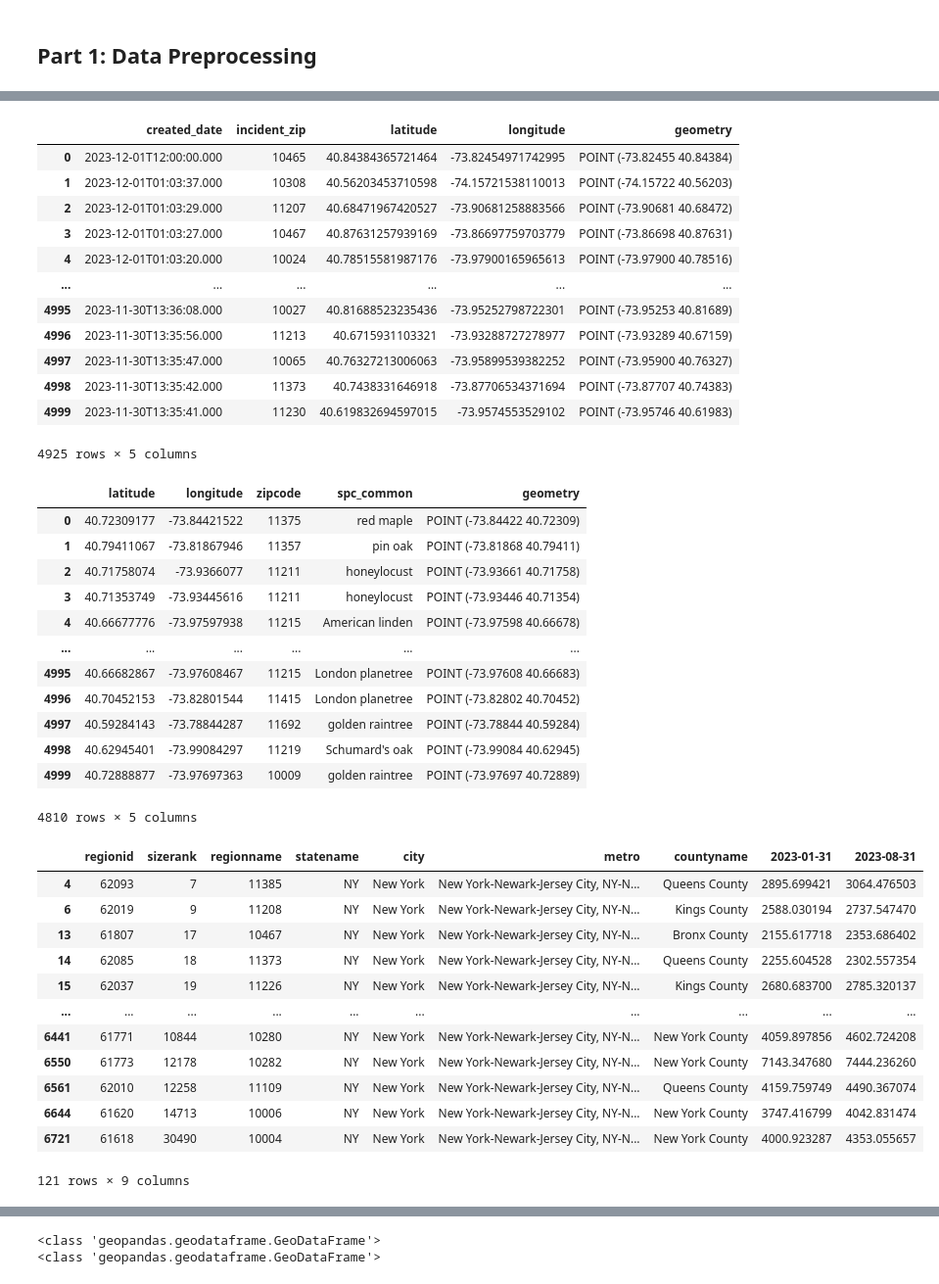
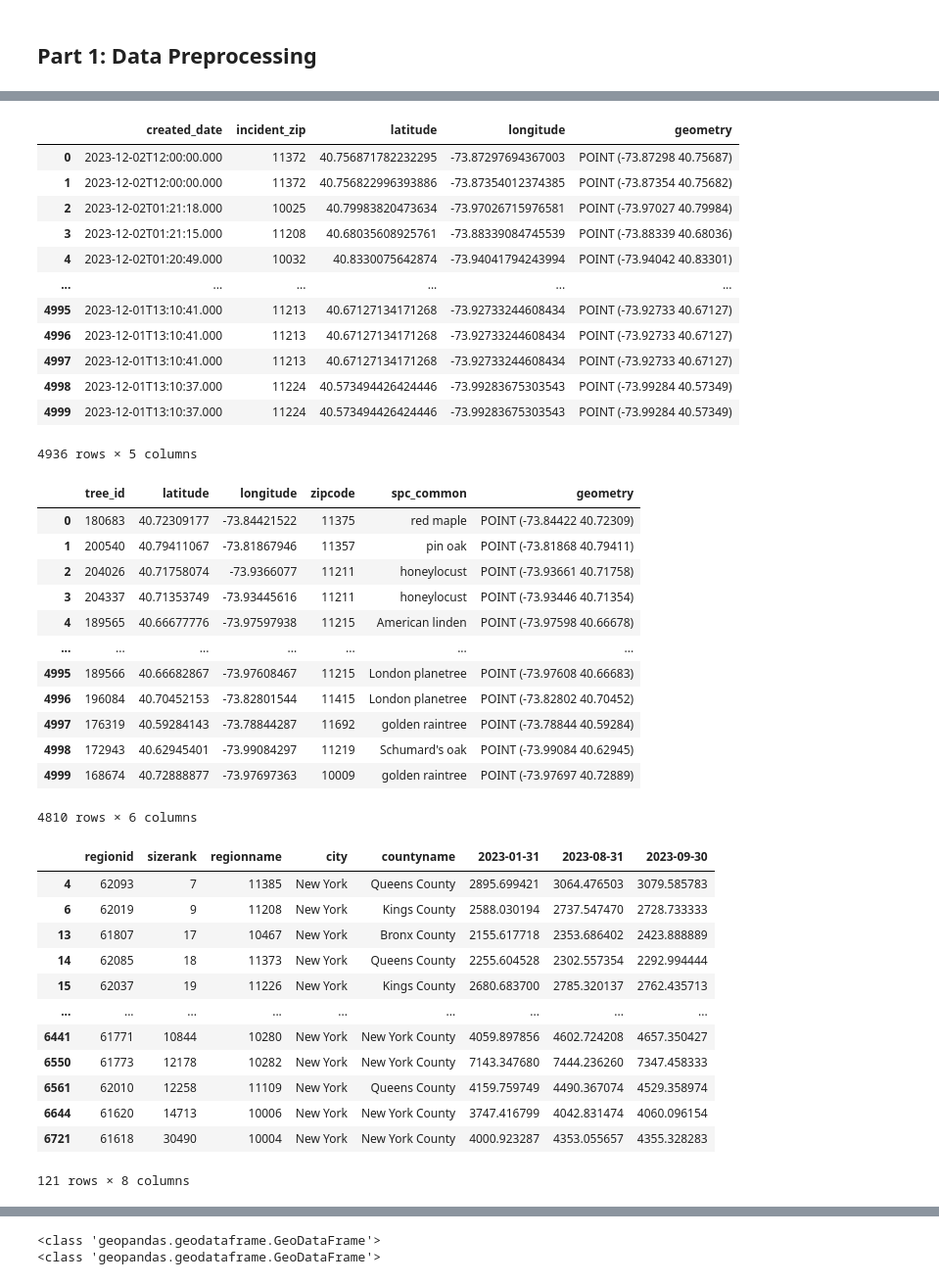
Before and after one commit to Fate4ever/Final4501, a Jupyter notebook: Final project 4501.ipynb, the cells around one changed output, grey strips where cells are left out. Shown: that part at 98% size. Saved outputs shown, nothing was run; the diff lists cells and outputs as text; code cells hidden in the pictures.

```diff
--- a/Final project 4501.ipynb
+++ b/Final project 4501.ipynb
@@ -176,21 +147,21 @@ def download_and_clean_311_data():
     sampled_df = df.sample(n=10)  # Replace 100 with the number of samples you need
     print(sampled_df)
 # %%
-download_and_clean_311_data()
+#download_and_clean_311_data()
 # %% [output]
 |  | created_date | incident_zip | latitude | longitude | geometry |
-| 0 | 2023-12-01T12:00:00.000 | 10465 | 40.84384365721464 | -73.82454971742995 | POINT (-73.82455 40.84384) |
-| 1 | 2023-12-01T01:03:37.000 | 10308 | 40.56203453710598 | -74.15721538110013 | POINT (-74.15722 40.56203) |
-| 2 | 2023-12-01T01:03:29.000 | 11207 | 40.68471967420527 | -73.90681258883566 | POINT (-73.90681 40.68472) |
-| 3 | 2023-12-01T01:03:27.000 | 10467 | 40.87631257939169 | -73.86697759703779 | POINT (-73.86698 40.87631) |
-| 4 | 2023-12-01T01:03:20.000 | 10024 | 40.78515581987176 | -73.97900165965613 | POINT (-73.97900 40.78516) |
+| 0 | 2023-12-02T12:00:00.000 | 11372 | 40.756871782232295 | -73.87297694367003 | POINT (-73.87298 40.75687) |
+| 1 | 2023-12-02T12:00:00.000 | 11372 | 40.756822996393886 | -73.87354012374385 | POINT (-73.87354 40.75682) |
+| 2 | 2023-12-02T01:21:18.000 | 10025 | 40.79983820473634 | -73.97026715976581 | POINT (-73.97027 40.79984) |
+| 3 | 2023-12-02T01:21:15.000 | 11208 | 40.68035608925761 | -73.88339084745539 | POINT (-73.88339 40.68036) |
+| 4 | 2023-12-02T01:20:49.000 | 10032 | 40.8330075642874 | -73.94041794243994 | POINT (-73.94042 40.83301) |
 | ... | ... | ... | ... | ... | ... |
-| 4995 | 2023-11-30T13:36:08.000 | 10027 | 40.81688523235436 | -73.95252798722301 | POINT (-73.95253 40.81689) |
-| 4996 | 2023-11-30T13:35:56.000 | 11213 | 40.6715931103321 | -73.93288727278977 | POINT (-73.93289 40.67159) |
-| 4997 | 2023-11-30T13:35:47.000 | 10065 | 40.76327213006063 | -73.95899539382252 | POINT (-73.95900 40.76327) |
-| 4998 | 2023-11-30T13:35:42.000 | 11373 | 40.7438331646918 | -73.87706534371694 | POINT (-73.87707 40.74383) |
-| 4999 | 2023-11-30T13:35:41.000 | 11230 | 40.619832694597015 | -73.9574553529102 | POINT (-73.95746 40.61983) |
+| 4995 | 2023-12-01T13:10:41.000 | 11213 | 40.67127134171268 | -73.92733244608434 | POINT (-73.92733 40.67127) |
+| 4996 | 2023-12-01T13:10:41.000 | 11213 | 40.67127134171268 | -73.92733244608434 | POINT (-73.92733 40.67127) |
+| 4997 | 2023-12-01T13:10:41.000 | 11213 | 40.67127134171268 | -73.92733244608434 | POINT (-73.92733 40.67127) |
+| 4998 | 2023-12-01T13:10:37.000 | 11224 | 40.573494426424446 | -73.99283675303543 | POINT (-73.99284 40.57349) |
+| 4999 | 2023-12-01T13:10:37.000 | 11224 | 40.573494426424446 | -73.99283675303543 | POINT (-73.99284 40.57349) |
-4925 rows × 5 columns
+4936 rows × 5 columns
 # %%
 def download_and_clean_tree_data():
     app_token = 'UydgE9GUfZyuG9IpbKml1aKct'
@@ -211,21 +182,21 @@ def download_and_clean_tree_data():
     sample_tree = gdf.sample(n=10)
     print(sample_tree)
 # %%
-download_and_clean_tree_data()
+#download_and_clean_tree_data()
 # %% [output]
-|  | latitude | longitude | zipcode | spc_common | geometry |
-| 0 | 40.72309177 | -73.84421522 | 11375 | red maple | POINT (-73.84422 40.72309) |
-| 1 | 40.79411067 | -73.81867946 | 11357 | pin oak | POINT (-73.81868 40.79411) |
-| 2 | 40.71758074 | -73.9366077 | 11211 | honeylocust | POINT (-73.93661 40.71758) |
-| 3 | 40.71353749 | -73.93445616 | 11211 | honeylocust | POINT (-73.93446 40.71354) |
-| 4 | 40.66677776 | -73.97597938 | 11215 | American linden | POINT (-73.97598 40.66678) |
-| ... | ... | ... | ... | ... | ... |
-| 4995 | 40.66682867 | -73.97608467 | 11215 | London planetree | POINT (-73.97608 40.66683) |
-| 4996 | 40.70452153 | -73.82801544 | 11415 | London planetree | POINT (-73.82802 40.70452) |
-| 4997 | 40.59284143 | -73.78844287 | 11692 | golden raintree | POINT (-73.78844 40.59284) |
-| 4998 | 40.62945401 | -73.99084297 | 11219 | Schumard's oak | POINT (-73.99084 40.62945) |
-| 4999 | 40.72888877 | -73.97697363 | 10009 | golden raintree | POINT (-73.97697 40.72889) |
+|  | tree_id | latitude | longitude | zipcode | spc_common | geometry |
+| 0 | 180683 | 40.72309177 | -73.84421522 | 11375 | red maple | POINT (-73.84422 40.72309) |
+| 1 | 200540 | 40.79411067 | -73.81867946 | 11357 | pin oak | POINT (-73.81868 40.79411) |
+| 2 | 204026 | 40.71758074 | -73.9366077 | 11211 | honeylocust | POINT (-73.93661 40.71758) |
+| 3 | 204337 | 40.71353749 | -73.93445616 | 11211 | honeylocust | POINT (-73.93446 40.71354) |
+| 4 | 189565 | 40.66677776 | -73.97597938 | 11215 | American linden | POINT (-73.97598 40.66678) |
+| ... | ... | ... | ... | ... | ... | ... |
+| 4995 | 189566 | 40.66682867 | -73.97608467 | 11215 | London planetree | POINT (-73.97608 40.66683) |
+| 4996 | 196084 | 40.70452153 | -73.82801544 | 11415 | London planetree | POINT (-73.82802 40.70452) |
+| 4997 | 176319 | 40.59284143 | -73.78844287 | 11692 | golden raintree | POINT (-73.78844 40.59284) |
+| 4998 | 172943 | 40.62945401 | -73.99084297 | 11219 | Schumard's oak | POINT (-73.99084 40.62945) |
+| 4999 | 168674 | 40.72888877 | -73.97697363 | 10009 | golden raintree | POINT (-73.97697 40.72889) |
-4810 rows × 5 columns
+4810 rows × 6 columns
 # %%
 def load_and_clean_zillow_data():
    # Load the data using pandas, as we need to handle both non-spatial and spatial data
@@ -258,19 +229,19 @@ def load_and_clean_zillow_data():
 # %%
-load_and_clean_zillow_data()
+#load_and_clean_zillow_data()
 # %% [output]
-|  | regionid | sizerank | regionname | statename | city | metro | countyname | 2023-01-31 | 2023-08-31 |
-| 4 | 62093 | 7 | 11385 | NY | New York | New York-Newark-Jersey City, NY-N... | Queens County | 2895.699421 | 3064.476503 |
-| 6 | 62019 | 9 | 11208 | NY | New York | New York-Newark-Jersey City, NY-N... | Kings County | 2588.030194 | 2737.547470 |
-| 13 | 61807 | 17 | 10467 | NY | New York | New York-Newark-Jersey City, NY-N... | Bronx County | 2155.617718 | 2353.686402 |
-| 14 | 62085 | 18 | 11373 | NY | New York | New York-Newark-Jersey City, NY-N... | Queens County | 2255.604528 | 2302.557354 |
-| 15 | 62037 | 19 | 11226 | NY | New York | New York-Newark-Jersey City, NY-N... | Kings County | 2680.683700 | 2785.320137 |
-| ... | ... | ... | ... | ... | ... | ... | ... | ... | ... |
-| 6441 | 61771 | 10844 | 10280 | NY | New York | New York-Newark-Jersey City, NY-N... | New York County | 4059.897856 | 4602.724208 |
-| 6550 | 61773 | 12178 | 10282 | NY | New York | New York-Newark-Jersey City, NY-N... | New York County | 7143.347680 | 7444.236260 |
-| 6561 | 62010 | 12258 | 11109 | NY | New York | New York-Newark-Jersey City, NY-N... | Queens County | 4159.759749 | 4490.367074 |
-| 6644 | 61620 | 14713 | 10006 | NY | New York | New York-Newark-Jersey City, NY-N... | New York County | 3747.416799 | 4042.831474 |
-| 6721 | 61618 | 30490 | 10004 | NY | New York | New York-Newark-Jersey City, NY-N... | New York County | 4000.923287 | 4353.055657 |
+|  | regionid | sizerank | regionname | city | countyname | 2023-01-31 | 2023-08-31 | 2023-09-30 |
+| 4 | 62093 | 7 | 11385 | New York | Queens County | 2895.699421 | 3064.476503 | 3079.585783 |
+| 6 | 62019 | 9 | 11208 | New York | Kings County | 2588.030194 | 2737.547470 | 2728.733333 |
+| 13 | 61807 | 17 | 10467 | New York | Bronx County | 2155.617718 | 2353.686402 | 2423.888889 |
+| 14 | 62085 | 18 | 11373 | New York | Queens County | 2255.604528 | 2302.557354 | 2292.994444 |
+| 15 | 62037 | 19 | 11226 | New York | Kings County | 2680.683700 | 2785.320137 | 2762.435713 |
+| ... | ... | ... | ... | ... | ... | ... | ... | ... |
+| 6441 | 61771 | 10844 | 10280 | New York | New York County | 4059.897856 | 4602.724208 | 4657.350427 |
+| 6550 | 61773 | 12178 | 10282 | New York | New York County | 7143.347680 | 7444.236260 | 7347.458333 |
+| 6561 | 62010 | 12258 | 11109 | New York | Queens County | 4159.759749 | 4490.367074 | 4529.358974 |
+| 6644 | 61620 | 14713 | 10006 | New York | New York County | 3747.416799 | 4042.831474 | 4060.096154 |
+| 6721 | 61618 | 30490 | 10004 | New York | New York County | 4000.923287 | 4353.055657 | 4355.328283 |
-121 rows × 9 columns
+121 rows × 8 columns
 # %%
 
 geodf_zipcode_data = load_and_clean_zipcodes(ZIPCODE_DATA_FILE)
```
Also changed, not shown: parts of 18 cells of this notebook, 7 other files.
